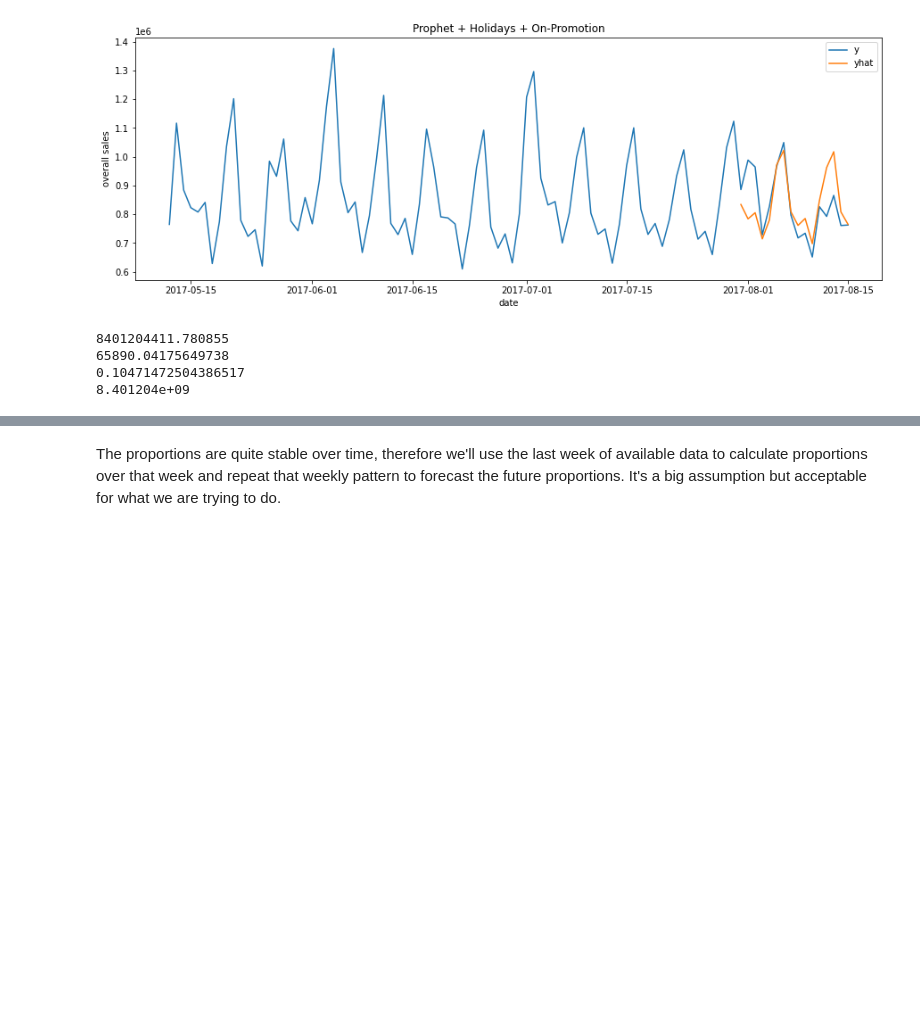
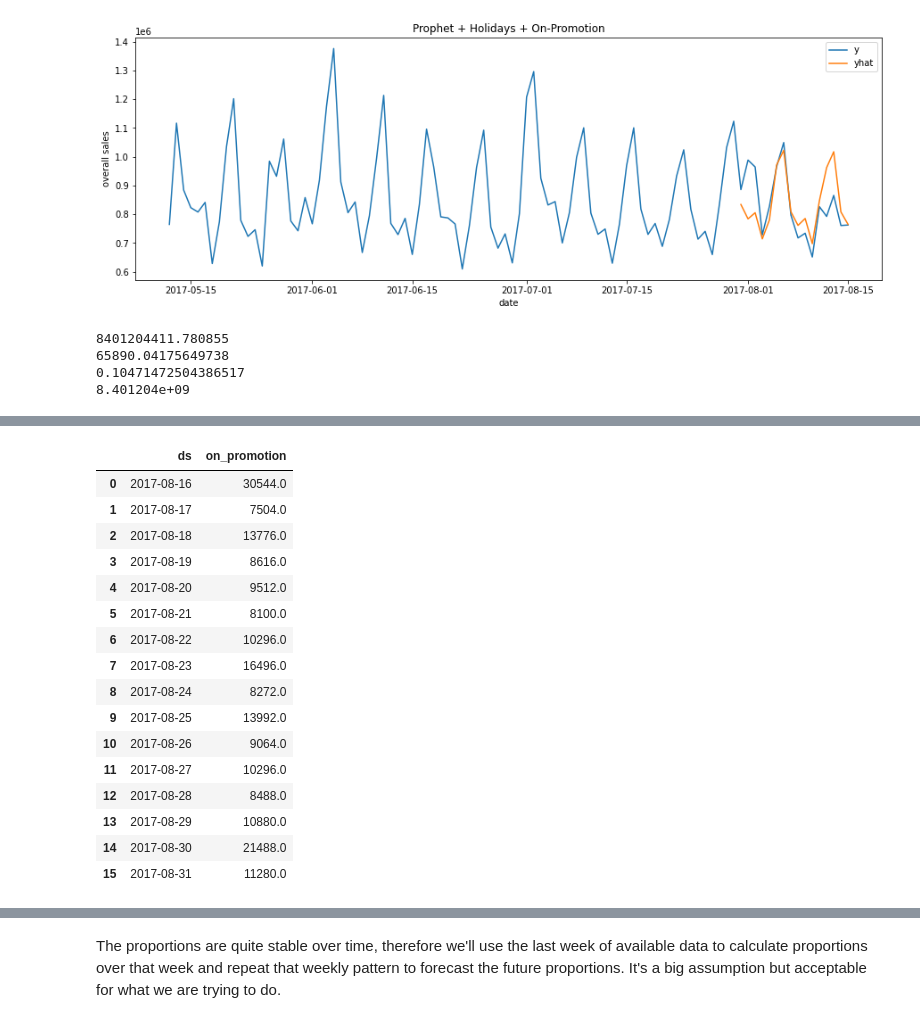
Before and after one commit to Oliss4t/BHT_Store_Sales_Time_Series_Forecasting, a Jupyter notebook: prophet.ipynb, the cells around one changed output, grey strips where cells are left out. Saved outputs shown, nothing was run; the diff lists cells and outputs as text; code cells hidden in the pictures; blank space fills up the shorter version.

```diff
--- a/prophet.ipynb
+++ b/prophet.ipynb
@@ -445,0 +482,20 @@ print(format(mean_squared_error(validate_df_m3.y, validate_df_m3.yhat), 'e'))
+# %%
+test_df
+# %% [output]
+|  | ds | on_promotion |
+| 0 | 2017-08-16 | 30544.0 |
+| 1 | 2017-08-17 | 7504.0 |
+| 2 | 2017-08-18 | 13776.0 |
+| 3 | 2017-08-19 | 8616.0 |
+| 4 | 2017-08-20 | 9512.0 |
+| 5 | 2017-08-21 | 8100.0 |
+| 6 | 2017-08-22 | 10296.0 |
+| 7 | 2017-08-23 | 16496.0 |
+| 8 | 2017-08-24 | 8272.0 |
+| 9 | 2017-08-25 | 13992.0 |
+| 10 | 2017-08-26 | 9064.0 |
+| 11 | 2017-08-27 | 10296.0 |
+| 12 | 2017-08-28 | 8488.0 |
+| 13 | 2017-08-29 | 10880.0 |
+| 14 | 2017-08-30 | 21488.0 |
+| 15 | 2017-08-31 | 11280.0 |
```
Also changed, not shown: parts of 17 cells of this notebook, 1 other file.
